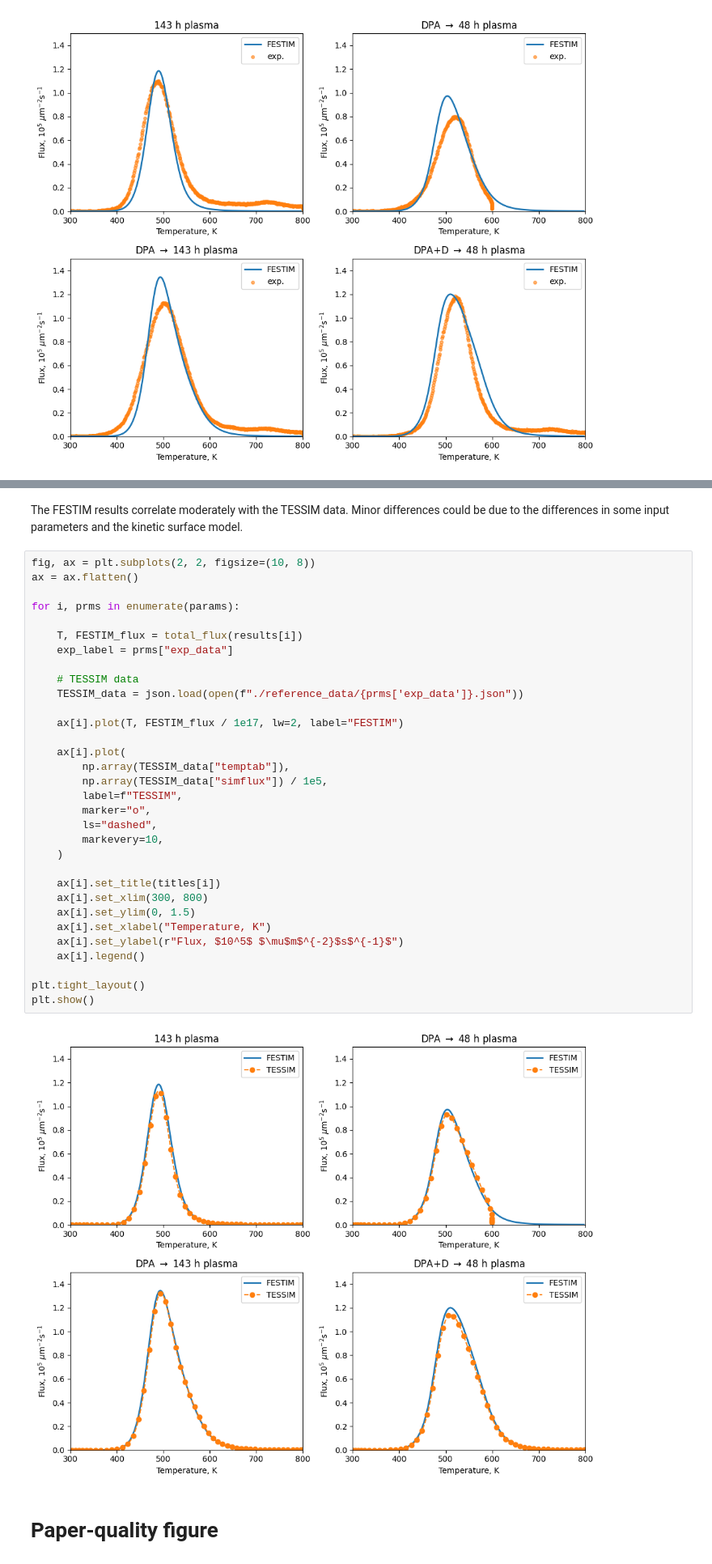
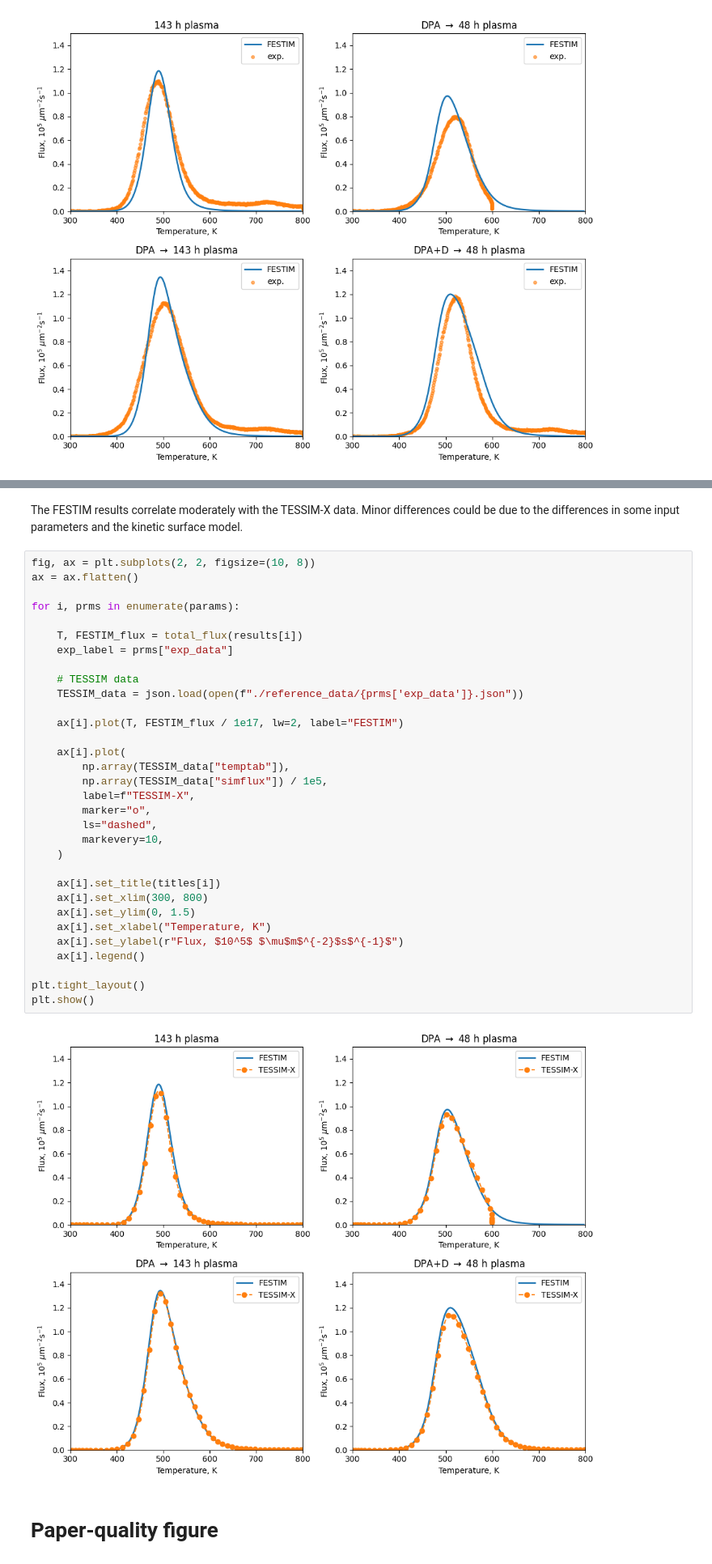
Before and after one commit to KulaginVladimir/FESTIM-SurfaceKinetics-Validation, a Jupyter notebook: D_EUROFER/D_EUROFER.ipynb, the cells around one changed output, grey strips where cells are left out. Shown at 81% size. Saved outputs shown, nothing was run; the diff lists cells and outputs as text.

Commit message:
TESSIM -> TESSIM-X

```diff
--- a/D_EUROFER/D_EUROFER.ipynb
+++ b/D_EUROFER/D_EUROFER.ipynb
@@ -476,39 +476,39 @@ plt.show()
 # %% [markdown]
-The FESTIM results correlate moderately with the TESSIM data. Minor differences could be due to the differences in some input parameters and the kinetic surface model.
+The FESTIM results correlate moderately with the TESSIM-X data. Minor differences could be due to the differences in some input parameters and the kinetic surface model.
 # %%
 fig, ax = plt.subplots(2, 2, figsize=(10, 8))
 ax = ax.flatten()
 
 for i, prms in enumerate(params):
 
     T, FESTIM_flux = total_flux(results[i])
     exp_label = prms["exp_data"]
 
     # TESSIM data
     TESSIM_data = json.load(open(f"./reference_data/{prms['exp_data']}.json"))
 
     ax[i].plot(T, FESTIM_flux / 1e17, lw=2, label="FESTIM")
 
     ax[i].plot(
         np.array(TESSIM_data["temptab"]),
         np.array(TESSIM_data["simflux"]) / 1e5,
-        label=f"TESSIM",
+        label=f"TESSIM-X",
         marker="o",
         ls="dashed",
         markevery=10,
     )
 
     ax[i].set_title(titles[i])
     ax[i].set_xlim(300, 800)
     ax[i].set_ylim(0, 1.5)
     ax[i].set_xlabel("Temperature, K")
     ax[i].set_ylabel(r"Flux, $10^5$ $\mu$m$^{-2}$s$^{-1}$")
     ax[i].legend()
 
 plt.tight_layout()
 plt.show()
 # %% [output]
-[figure, old version]
+[figure, new version]
 # %% [markdown]
 # Paper-quality figure
 # %%
```
Also changed, not shown: parts of 4 cells of this notebook, 2 other files.
